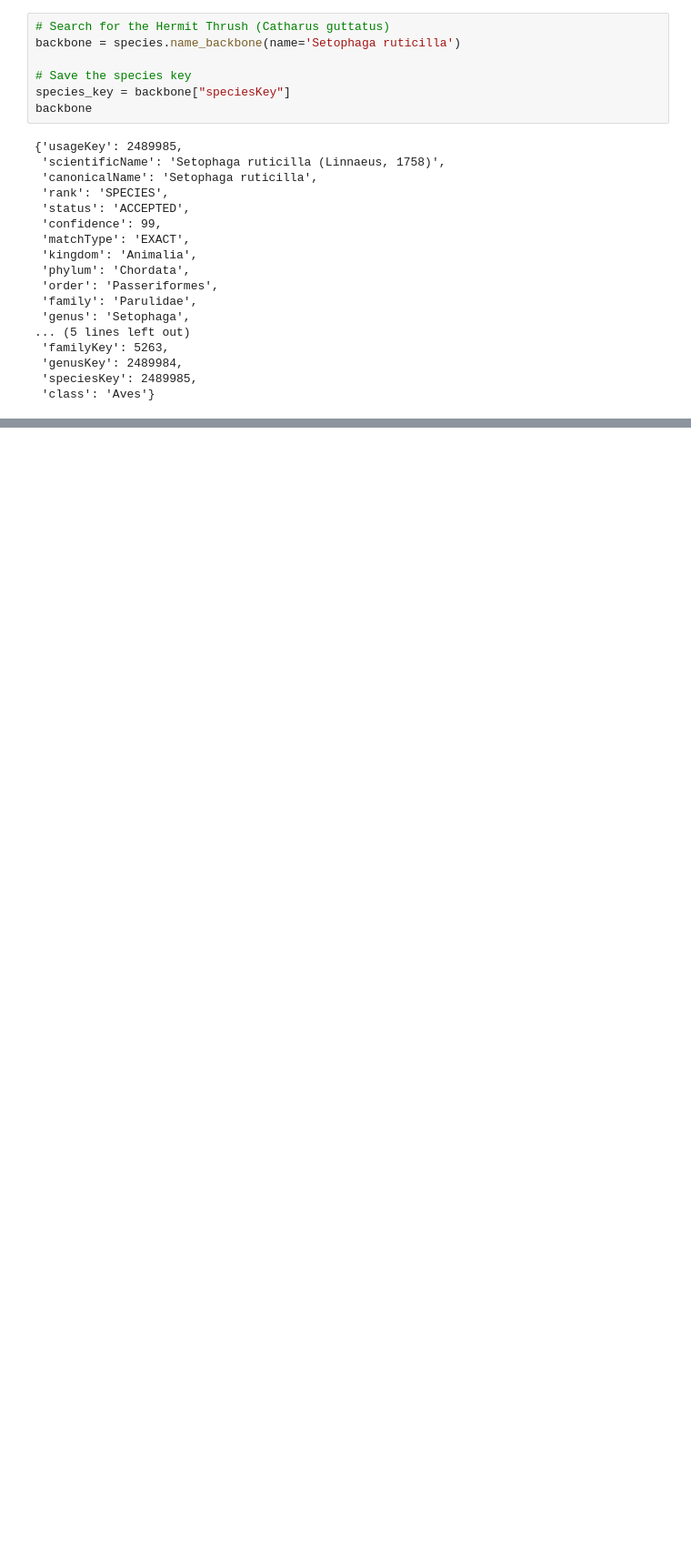
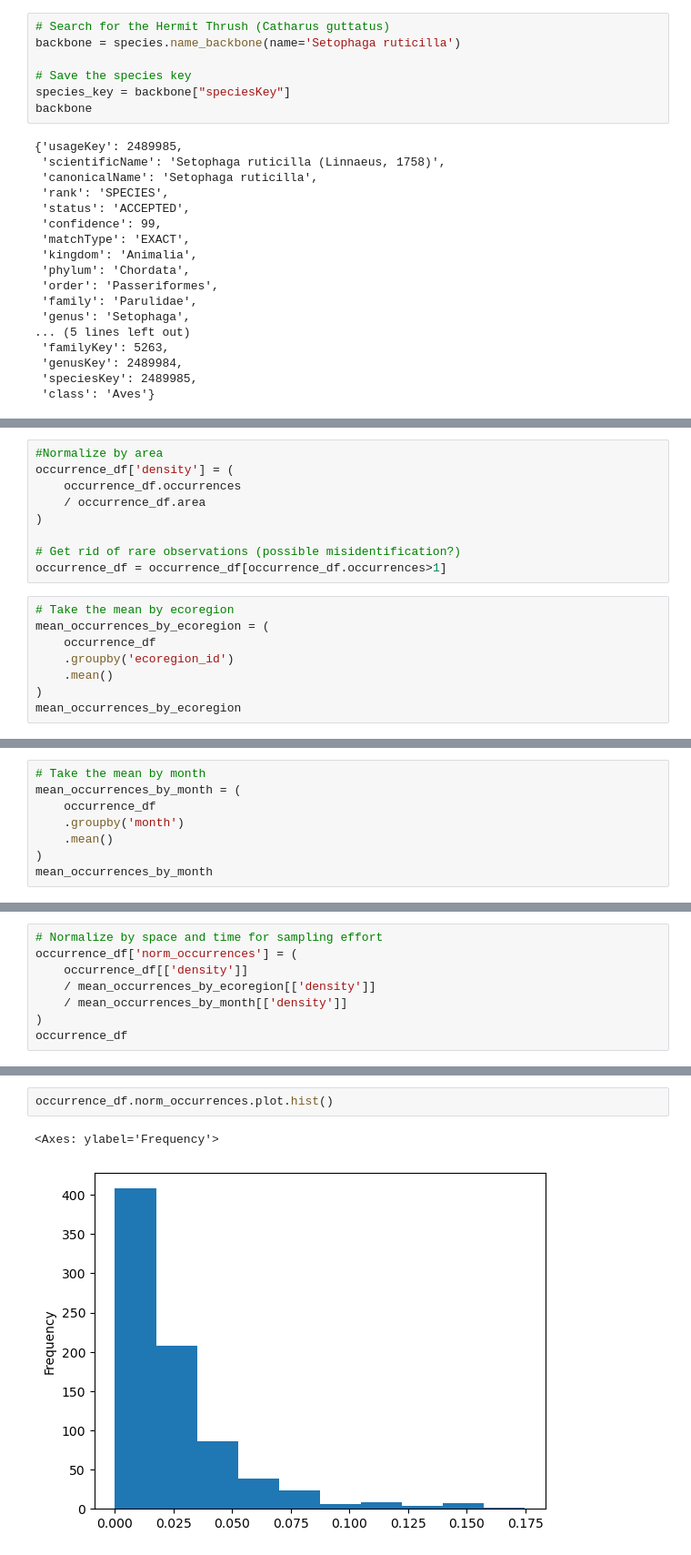
Before and after one commit to maxwarnock/maxwarnock-final-project-1, a Jupyter notebook: notebooks/download-2014.ipynb, the cells around one changed output, grey strips where cells are left out. Shown at 91% size. Drawn from its saved outputs; the diff is of its cells as text; blank space fills up the shorter version.

```diff
--- a/notebooks/download-2014.ipynb
+++ b/notebooks/download-2014.ipynb
@@ -178,0 +311,17 @@ Unzipping GBIF data
+# %%
+#Normalize by area
+occurrence_df['density'] = (
+    occurrence_df.occurrences
+    / occurrence_df.area
+)
+
+# Get rid of rare observations (possible misidentification?)
+occurrence_df = occurrence_df[occurrence_df.occurrences>1]
+# %%
+# Take the mean by ecoregion
+mean_occurrences_by_ecoregion = (
+    occurrence_df
+    .groupby('ecoregion_id')
+    .mean()
+)
+mean_occurrences_by_ecoregion
@@ -178,0 +343,8 @@ Unzipping GBIF data
+# %%
+# Take the mean by month
+mean_occurrences_by_month = (
+    occurrence_df
+    .groupby('month')
+    .mean()
+)
+mean_occurrences_by_month
@@ -178,0 +366,8 @@ Unzipping GBIF data
+# %%
+# Normalize by space and time for sampling effort
+occurrence_df['norm_occurrences'] = (
+    occurrence_df[['density']]
+    / mean_occurrences_by_ecoregion[['density']]
+    / mean_occurrences_by_month[['density']]
+)
+occurrence_df
@@ -178,0 +389,5 @@ Unzipping GBIF data
+# %%
+occurrence_df.norm_occurrences.plot.hist()
+# %% [output]
+<Axes: ylabel='Frequency'>
+[figure, added]
```
Also changed, not shown: parts of 15 cells of this notebook, 7 other files.
